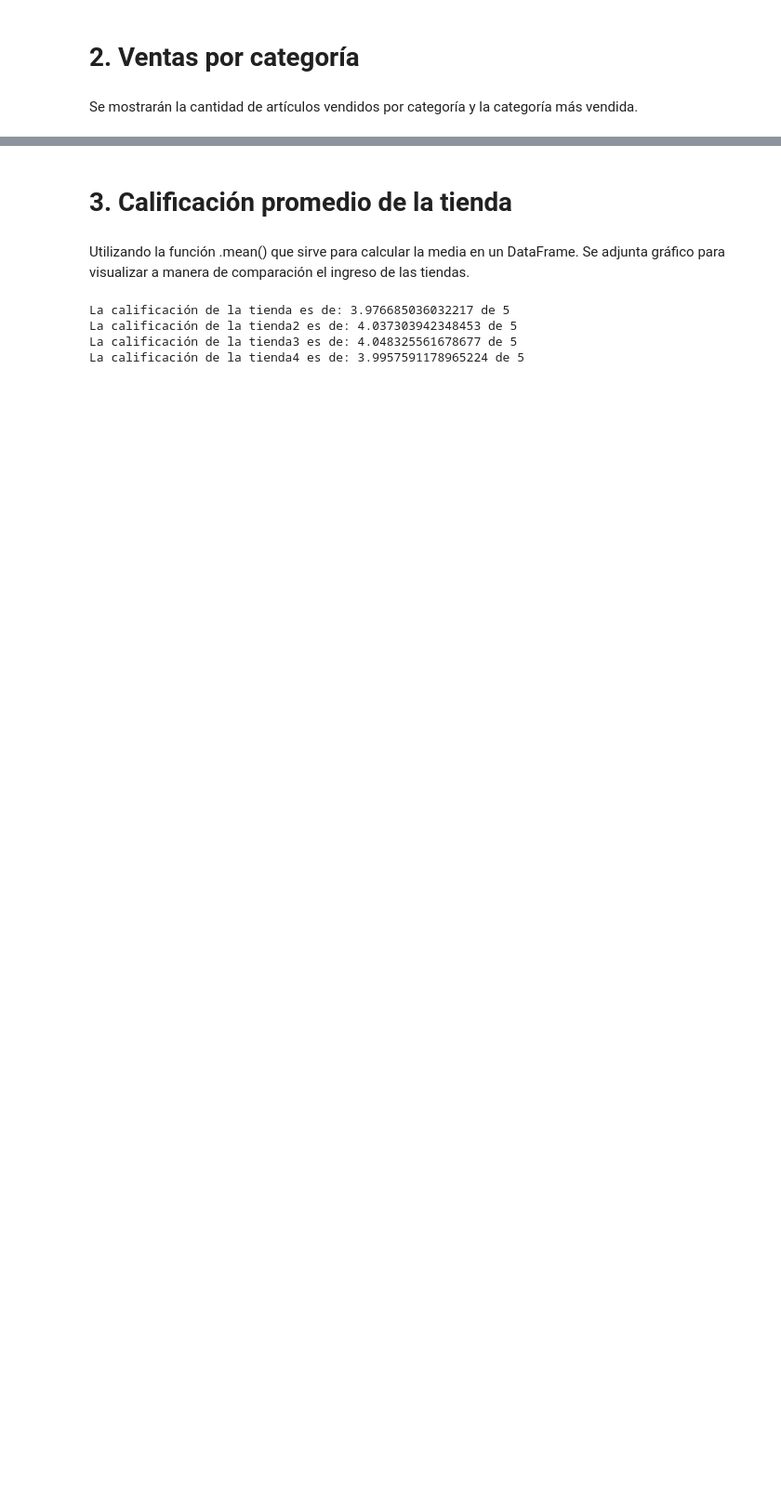
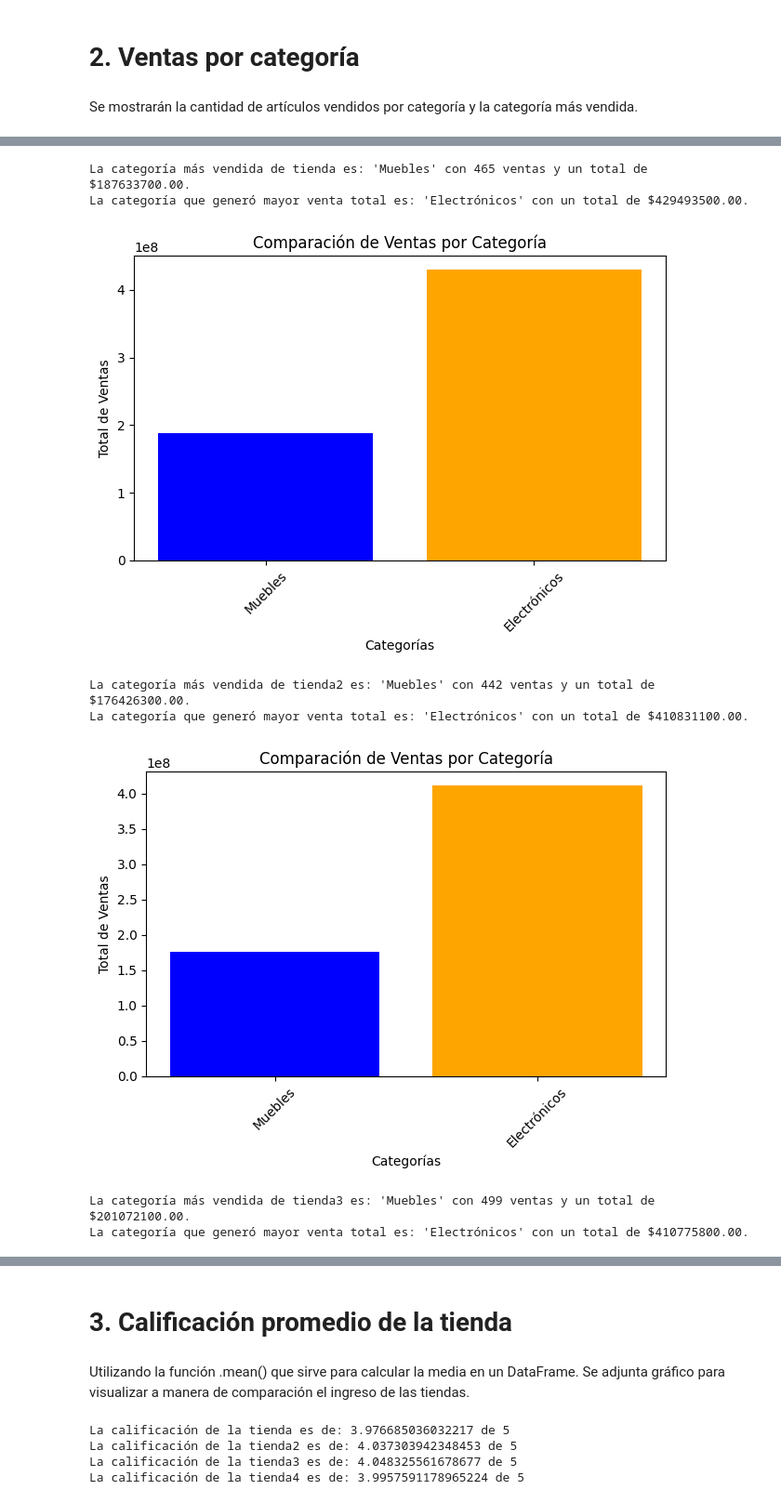
Before and after one commit to artbelgum/Challenge-Alura-Store, a Jupyter notebook: Challenge_1_Alura_Store.ipynb, the cells around one changed output, grey strips where cells are left out. Shown: that part at 93% size. Cells and saved outputs as stored; diff of their text form; code cells hidden in the pictures; blank space fills up the shorter version.

```diff
--- a/Challenge_1_Alura_Store.ipynb
+++ b/Challenge_1_Alura_Store.ipynb
@@ -69,13 +71,13 @@ Se mostrarán la cantidad de artículos vendidos por categoría y la categoría
 # %%
-def categoria_mas_vendido(nombre_df, df, columna):
+def categoria_menos_vendida(nombre_df, df, columna):
     categoria = df[columna].value_counts()  # cuenta cuántas veces aparece cada producto en la columna
-    categoria_mas_vendida = categoria.idxmax()  # obtiene el nombre del producto más vendido
-    cantidad_mas_vendida = categoria.max()  # obtiene la cantidad de productos más vendidos
-    return print(f"La categoría más vendida de {nombre_df} es: '{categoria_mas_vendida}' con {cantidad_mas_vendida} ventas.\n {categoria}")
+    categoria_menos_vendida = categoria.idxmin()  # obtiene el nombre del producto menos vendido
+    cantidad_menos_vendida = categoria.min()  # obtiene la cantidad de productos menos vendidos
+    return print(f"La categoría menos vendida de {nombre_df} es: '{categoria_menos_vendida}' con {cantidad_menos_vendida} ventas.\n {categoria}")
 
 # Llamadas a la función
-categoria_mas_vendido('tienda', tienda, 'Categoría del Producto')
-categoria_mas_vendido('tienda2', tienda2, 'Categoría del Producto')
-categoria_mas_vendido('tienda3', tienda3, 'Categoría del Producto')
-categoria_mas_vendido('tienda4', tienda4, 'Categoría del Producto')
+categoria_menos_vendida('tienda', tienda, 'Categoría del Producto')
+categoria_menos_vendida('tienda2', tienda2, 'Categoría del Producto')
+categoria_menos_vendida('tienda3', tienda3, 'Categoría del Producto')
+categoria_menos_vendida('tienda4', tienda4, 'Categoría del Producto')
 # %% [output]
@@ -96,3 +98,54 @@ Artículos para el hogar    201
 Libros                     187
 Instrumentos musicales     170
 Name: count, dtype: int64
+# %%
+import matplotlib.pyplot as plt
+
+def categoria_mas_vendido(nombre_df, df, columna_categoria, columna_ventas):
+    # Contar cuántas veces aparece cada categoría
+    cantidad_por_categoria = df[columna_categoria].value_counts()  # Cuenta las veces que aparece cada categoría
+
+    # Sumar las ventas por categoría
+    ventas_por_categoria = df.groupby(columna_categoria)[columna_ventas].sum()  # Suma las ventas por categoría
+
+    # Obtener la categoría más vendida
+    categoria_mas_vendida = cantidad_por_categoria.idxmax()  # Obtiene la categoría con más ventas
+    cantidad_mas_vendida = cantidad_por_categoria.max()  # Obtiene la cantidad de veces que se vendió la categoría
+    total_ventas_categoria = ventas_por_categoria[categoria_mas_vendida]  # Obtiene el total de ventas de la categoría más vendida
+
+    # Obtener la categoría que generó mayor venta total
+    categoria_mayor_venta = ventas_por_categoria.idxmax()  # Obtiene la categoría con mayor venta total
+    total_venta_categoria_mayor = ventas_por_categoria.max()  # Obtiene el total de ventas de la categoría con mayor venta total
+
+    # Imprimir resultados
+    print(f"La categoría más vendida de {nombre_df} es: '{categoria_mas_vendida}' con {cantidad_mas_vendida} ventas y un total de ${ventas_por_categoria[categoria_mas_vendida]:.2f}.")
+    print(f"La categoría que generó mayor venta total es: '{categoria_mayor_venta}' con un total de ${total_venta_categoria_mayor:.2f}.")
+
+
+    # Graficar comparación
+    categorias = [categoria_mas_vendida, categoria_mayor_venta]
+    valores = [ventas_por_categoria[categoria_mas_vendida], total_venta_categoria_mayor]
+
+    plt.bar(categorias, valores, color=['blue', 'orange'])
+    plt.title('Comparación de Ventas por Categoría')
+    plt.xlabel('Categorías')
+    plt.ylabel('Total de Ventas')
+    plt.xticks(rotation=45)
+    plt.tight_layout()  # Ajusta el layout para que no se corten las etiquetas
+    plt.show()
+
+
+# Llamadas a la función
+categoria_mas_vendido('tienda', tienda, 'Categoría del Producto', 'Precio')
+categoria_mas_vendido('tienda2', tienda2, 'Categoría del Producto', 'Precio')
+categoria_mas_vendido('tienda3', tienda3, 'Categoría del Producto', 'Precio')
+categoria_mas_vendido('tienda4', tienda4, 'Categoría del Producto', 'Precio')
+# %% [output]
+La categoría más vendida de tienda es: 'Muebles' con 465 ventas y un total de $187633700.00.
+La categoría que generó mayor venta total es: 'Electrónicos' con un total de $429493500.00.
+[figure, added]
+La categoría más vendida de tienda2 es: 'Muebles' con 442 ventas y un total de $176426300.00.
+La categoría que generó mayor venta total es: 'Electrónicos' con un total de $410831100.00.
+[figure, added]
+La categoría más vendida de tienda3 es: 'Muebles' con 499 ventas y un total de $201072100.00.
+La categoría que generó mayor venta total es: 'Electrónicos' con un total de $410775800.00.
```
Also changed, not shown: parts of 9 cells of this notebook.
